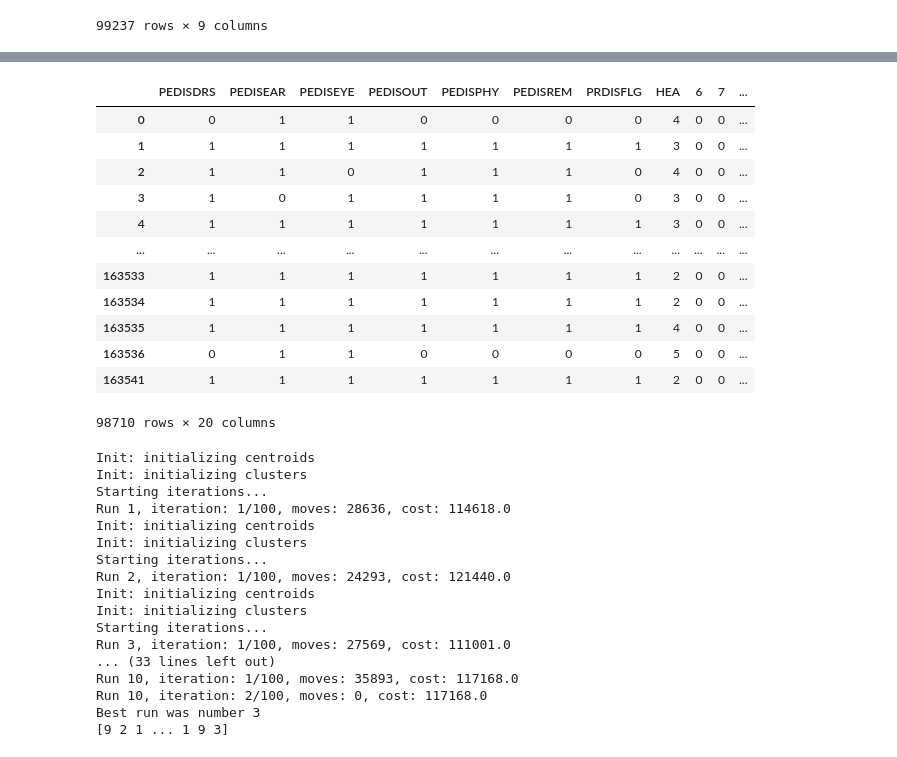
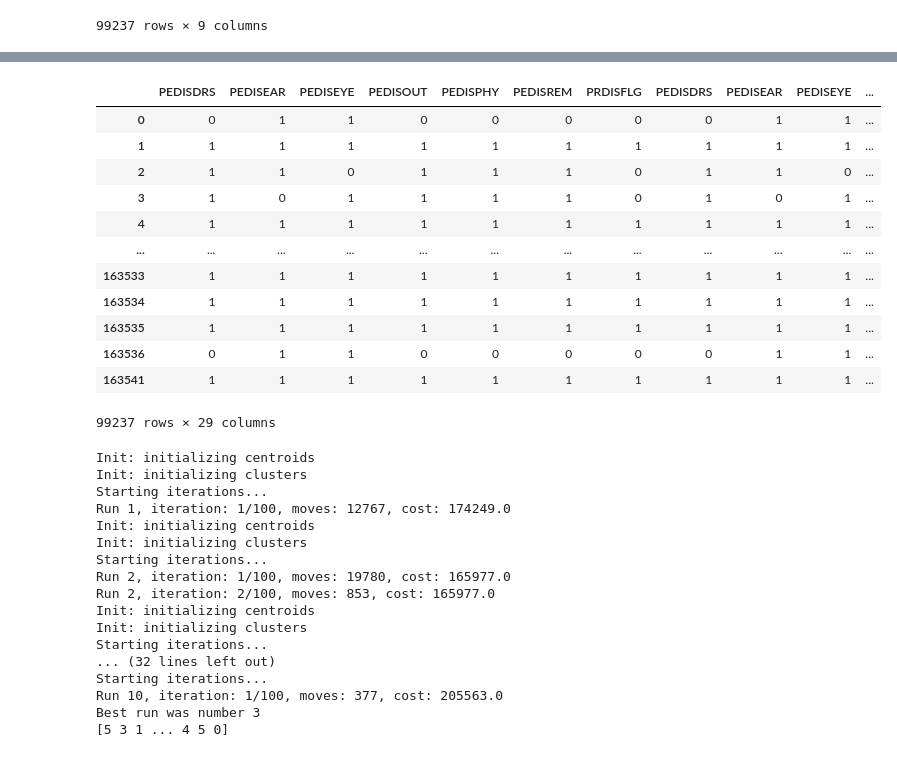
Before and after one commit to OhLGitHub/capstone, a Jupyter notebook: code/main.ipynb, the cells around one changed output, grey strips where cells are left out. Saved outputs shown, nothing was run; the diff lists cells and outputs as text; code cells hidden in the pictures.

```diff
--- a/code/main.ipynb
+++ b/code/main.ipynb
@@ -92,7 +94,7 @@ df4
 | 163541 | 14 | 2 | 2 | 2 | 2 | 2 | 2 | 2 | 2 |
 99237 rows × 9 columns
 # %%
-df5 = pd.get_dummies(df4["AGE1"])
+df5 = pd.get_dummies(data=df4, columns=['AGE1', 'HEA'], drop_first= True)
 
 df5
 # %% [output]
@@ -112,30 +114,28 @@ df5
 # %%
 df6 = pd.concat([df4,df5], axis=1)
 
-df6.drop(["AGE1"], axis=1, inplace=True)
+df6.drop(["AGE1","HEA"], axis=1, inplace=True)
 
-df6 = df6[df6["PEDISDRS"] != -1]
-
-df6["PEDISDRS"].replace([1,2],[0,1],inplace=True)
-df6["PEDISEAR"].replace([1,2],[0,1],inplace=True)
-df6["PEDISEYE"].replace([1,2],[0,1],inplace=True)
-df6["PEDISOUT"].replace([1,2],[0,1],inplace=True)
-df6["PEDISPHY"].replace([1,2],[0,1],inplace=True)
-df6["PEDISREM"].replace([1,2],[0,1],inplace=True)
-df6["PRDISFLG"].replace([1,2],[0,1],inplace=True)
+df6["PEDISDRS"] = df6["PEDISDRS"].replace([1,2],[0,1])
+df6["PEDISEAR"] = df6["PEDISEAR"].replace([1,2],[0,1])
+df6["PEDISEYE"] = df6["PEDISEYE"].replace([1,2],[0,1])
+df6["PEDISOUT"] = df6["PEDISOUT"].replace([1,2],[0,1])
+df6["PEDISPHY"] = df6["PEDISPHY"].replace([1,2],[0,1])
+df6["PEDISREM"] = df6["PEDISREM"].replace([1,2],[0,1])
+df6["PRDISFLG"] = df6["PRDISFLG"].replace([1,2],[0,1])
 
 df6
 # %% [output]
-|  | PEDISDRS | PEDISEAR | PEDISEYE | PEDISOUT | PEDISPHY | PEDISREM | PRDISFLG | HEA | 6 | 7 | ... |
-| 0 | 0 | 1 | 1 | 0 | 0 | 0 | 0 | 4 | 0 | 0 | ... |
-| 1 | 1 | 1 | 1 | 1 | 1 | 1 | 1 | 3 | 0 | 0 | ... |
-| 2 | 1 | 1 | 0 | 1 | 1 | 1 | 0 | 4 | 0 | 0 | ... |
-| 3 | 1 | 0 | 1 | 1 | 1 | 1 | 0 | 3 | 0 | 0 | ... |
-| 4 | 1 | 1 | 1 | 1 | 1 | 1 | 1 | 3 | 0 | 0 | ... |
+|  | PEDISDRS | PEDISEAR | PEDISEYE | PEDISOUT | PEDISPHY | PEDISREM | PRDISFLG | PEDISDRS | PEDISEAR | PEDISEYE | ... |
+| 0 | 0 | 1 | 1 | 0 | 0 | 0 | 0 | 0 | 1 | 1 | ... |
+| 1 | 1 | 1 | 1 | 1 | 1 | 1 | 1 | 1 | 1 | 1 | ... |
+| 2 | 1 | 1 | 0 | 1 | 1 | 1 | 0 | 1 | 1 | 0 | ... |
+| 3 | 1 | 0 | 1 | 1 | 1 | 1 | 0 | 1 | 0 | 1 | ... |
+| 4 | 1 | 1 | 1 | 1 | 1 | 1 | 1 | 1 | 1 | 1 | ... |
 | ... | ... | ... | ... | ... | ... | ... | ... | ... | ... | ... | ... |
-| 163533 | 1 | 1 | 1 | 1 | 1 | 1 | 1 | 2 | 0 | 0 | ... |
-| 163534 | 1 | 1 | 1 | 1 | 1 | 1 | 1 | 2 | 0 | 0 | ... |
-| 163535 | 1 | 1 | 1 | 1 | 1 | 1 | 1 | 4 | 0 | 0 | ... |
-| 163536 | 0 | 1 | 1 | 0 | 0 | 0 | 0 | 5 | 0 | 0 | ... |
-| 163541 | 1 | 1 | 1 | 1 | 1 | 1 | 1 | 2 | 0 | 0 | ... |
+| 163533 | 1 | 1 | 1 | 1 | 1 | 1 | 1 | 1 | 1 | 1 | ... |
+| 163534 | 1 | 1 | 1 | 1 | 1 | 1 | 1 | 1 | 1 | 1 | ... |
+| 163535 | 1 | 1 | 1 | 1 | 1 | 1 | 1 | 1 | 1 | 1 | ... |
+| 163536 | 0 | 1 | 1 | 0 | 0 | 0 | 0 | 0 | 1 | 1 | ... |
+| 163541 | 1 | 1 | 1 | 1 | 1 | 1 | 1 | 1 | 1 | 1 | ... |
-98710 rows × 20 columns
+99237 rows × 29 columns
@@ -146,22 +144,22 @@ no_health_status = allcolumns.drop(["HEA"], axis=1)
 # %%
-km2 = KModes(n_clusters=10, init='Huang', n_init=10, verbose=1).fit_predict(allcolumns)
+km2 = KModes(n_clusters=7, init='random', n_init=10, verbose=1).fit_predict(allcolumns)
 
 print(km2)
 # %% [output]
 Init: initializing centroids
 Init: initializing clusters
 Starting iterations...
-Run 1, iteration: 1/100, moves: 28636, cost: 114618.0
+Run 1, iteration: 1/100, moves: 12767, cost: 174249.0
 Init: initializing centroids
 Init: initializing clusters
 Starting iterations...
-Run 2, iteration: 1/100, moves: 24293, cost: 121440.0
+Run 2, iteration: 1/100, moves: 19780, cost: 165977.0
+Run 2, iteration: 2/100, moves: 853, cost: 165977.0
 Init: initializing centroids
 Init: initializing clusters
 Starting iterations...
-Run 3, iteration: 1/100, moves: 27569, cost: 111001.0
-... (33 lines left out)
-Run 10, iteration: 1/100, moves: 35893, cost: 117168.0
-Run 10, iteration: 2/100, moves: 0, cost: 117168.0
+... (32 lines left out)
+Starting iterations...
+Run 10, iteration: 1/100, moves: 377, cost: 205563.0
 Best run was number 3
-[9 2 1 ... 1 9 3]
+[5 3 1 ... 4 5 0]
```
Also changed, not shown: parts of 20 cells of this notebook.
